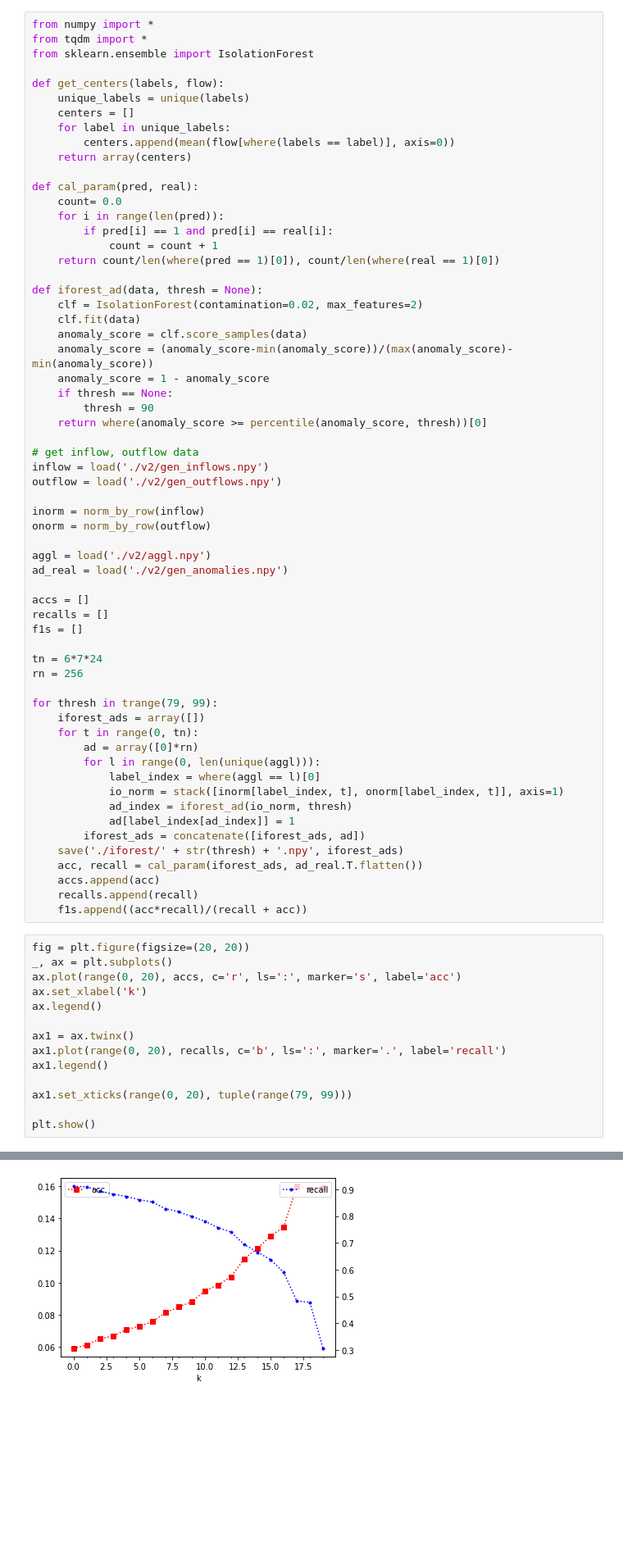
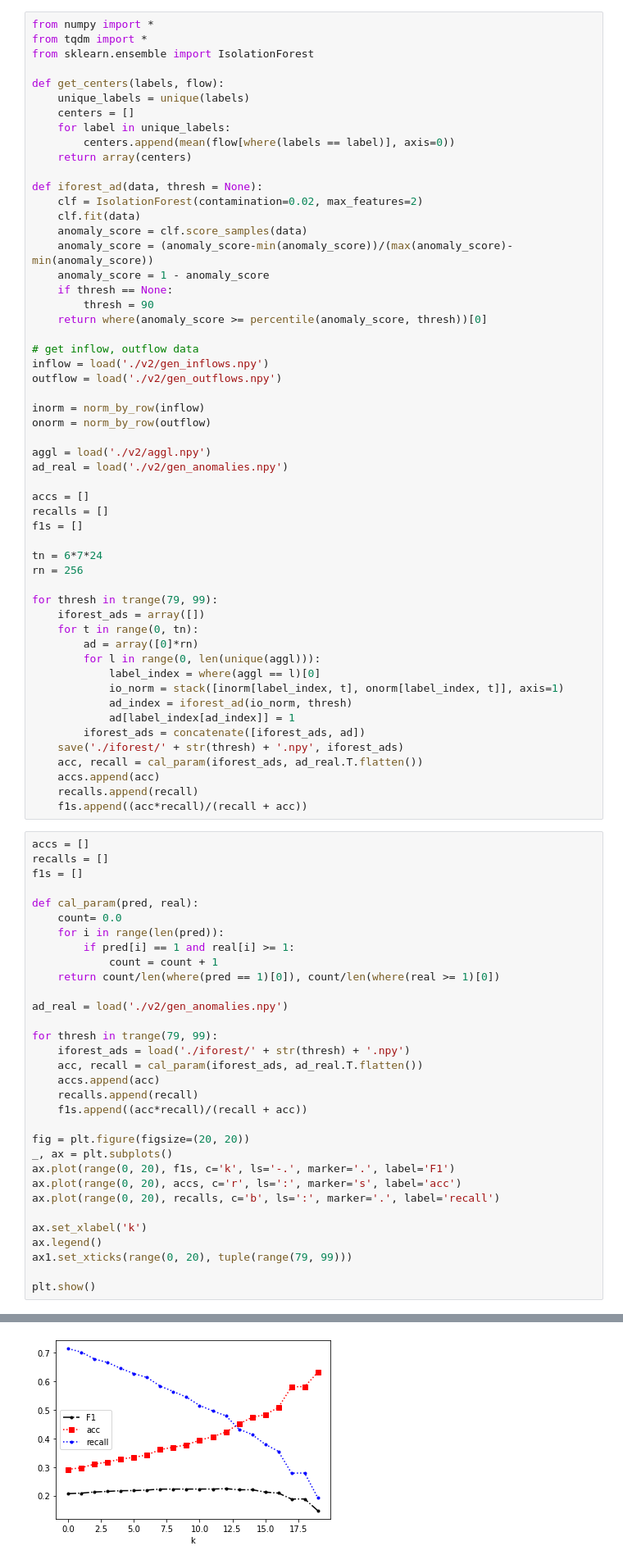
Before and after one commit to luojunhui1/0525, a Jupyter notebook: test.ipynb, the cells around one changed output, grey strips where cells are left out. Shown at 82% size. Cells and saved outputs as stored; diff of their text form; blank space fills up the shorter version.

```diff
--- a/test.ipynb
+++ b/test.ipynb
@@ -14,13 +14,6 @@ def get_centers(labels, flow):
     for label in unique_labels:
         centers.append(mean(flow[where(labels == label)], axis=0))
     return array(centers)
-
-def cal_param(pred, real):
-    count= 0.0
-    for i in range(len(pred)):
-        if pred[i] == 1 and pred[i] == real[i]:
-            count = count + 1
-    return count/len(where(pred == 1)[0]), count/len(where(real == 1)[0])
 
 def iforest_ad(data, thresh = None):
     clf = IsolationForest(contamination=0.02, max_features=2)
@@ -65,22 +58,40 @@ for thresh in trange(79, 99):
     recalls.append(recall)
     f1s.append((acc*recall)/(recall + acc))
 # %%
+accs = []
+recalls = []
+f1s = []
+
+def cal_param(pred, real):
+    count= 0.0
+    for i in range(len(pred)):
+        if pred[i] == 1 and real[i] >= 1:
+            count = count + 1
+    return count/len(where(pred == 1)[0]), count/len(where(real >= 1)[0])
+
+ad_real = load('./v2/gen_anomalies.npy')
+
+for thresh in trange(79, 99):
+    iforest_ads = load('./iforest/' + str(thresh) + '.npy')
+    acc, recall = cal_param(iforest_ads, ad_real.T.flatten())
+    accs.append(acc)
+    recalls.append(recall)
+    f1s.append((acc*recall)/(recall + acc))
+
 fig = plt.figure(figsize=(20, 20))
 _, ax = plt.subplots()
+ax.plot(range(0, 20), f1s, c='k', ls='-.', marker='.', label='F1')
 ax.plot(range(0, 20), accs, c='r', ls=':', marker='s', label='acc')
+ax.plot(range(0, 20), recalls, c='b', ls=':', marker='.', label='recall')
+
 ax.set_xlabel('k')
 ax.legend()
-
-ax1 = ax.twinx()
-ax1.plot(range(0, 20), recalls, c='b', ls=':', marker='.', label='recall')
-ax1.legend()
-
 ax1.set_xticks(range(0, 20), tuple(range(79, 99)))
 
 plt.show()
 # %% [output]
 <Figure size 1440x1440 with 0 Axes>
-[figure, old version]
+[figure, new version]
 # %%
 save('./index/iforest_acc.npy', accs)
 save('./index/iforest_recall.npy', recalls)
```
Also changed, not shown: parts of 2 cells of this notebook, 9 other files.
